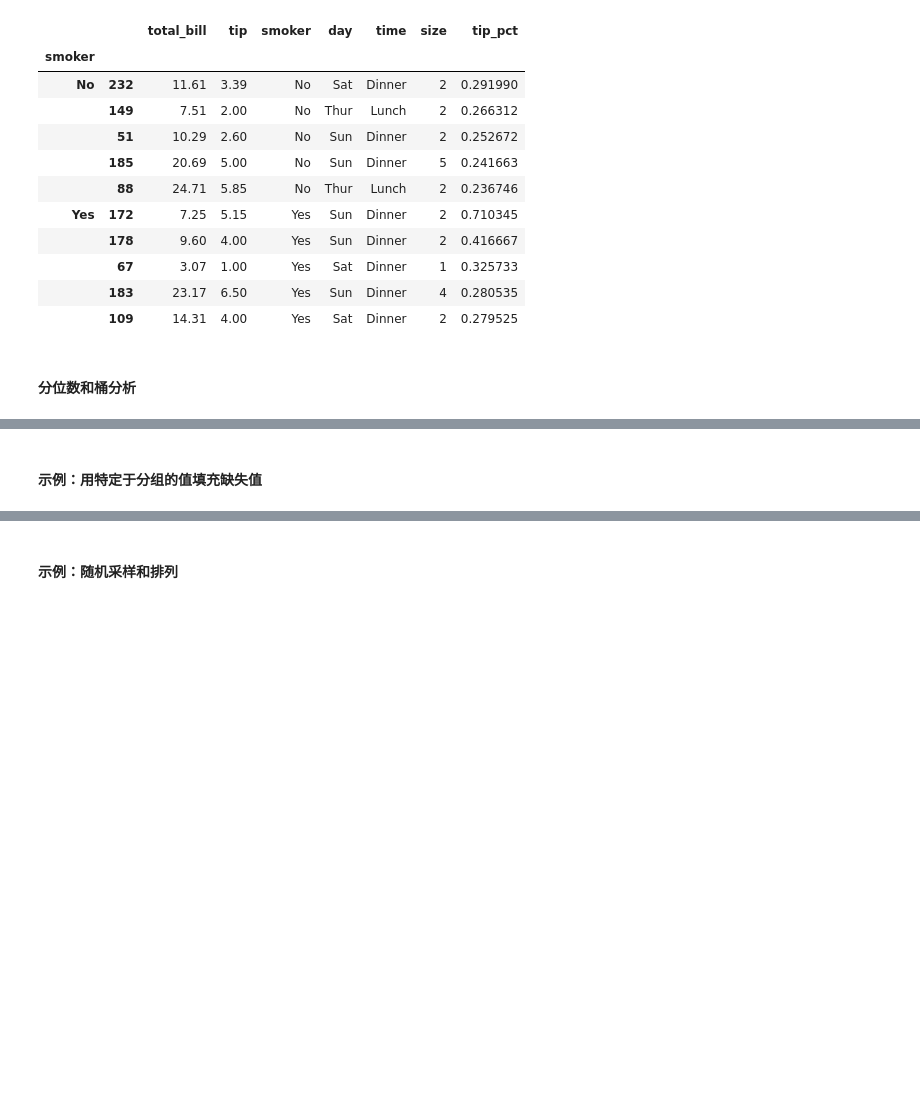
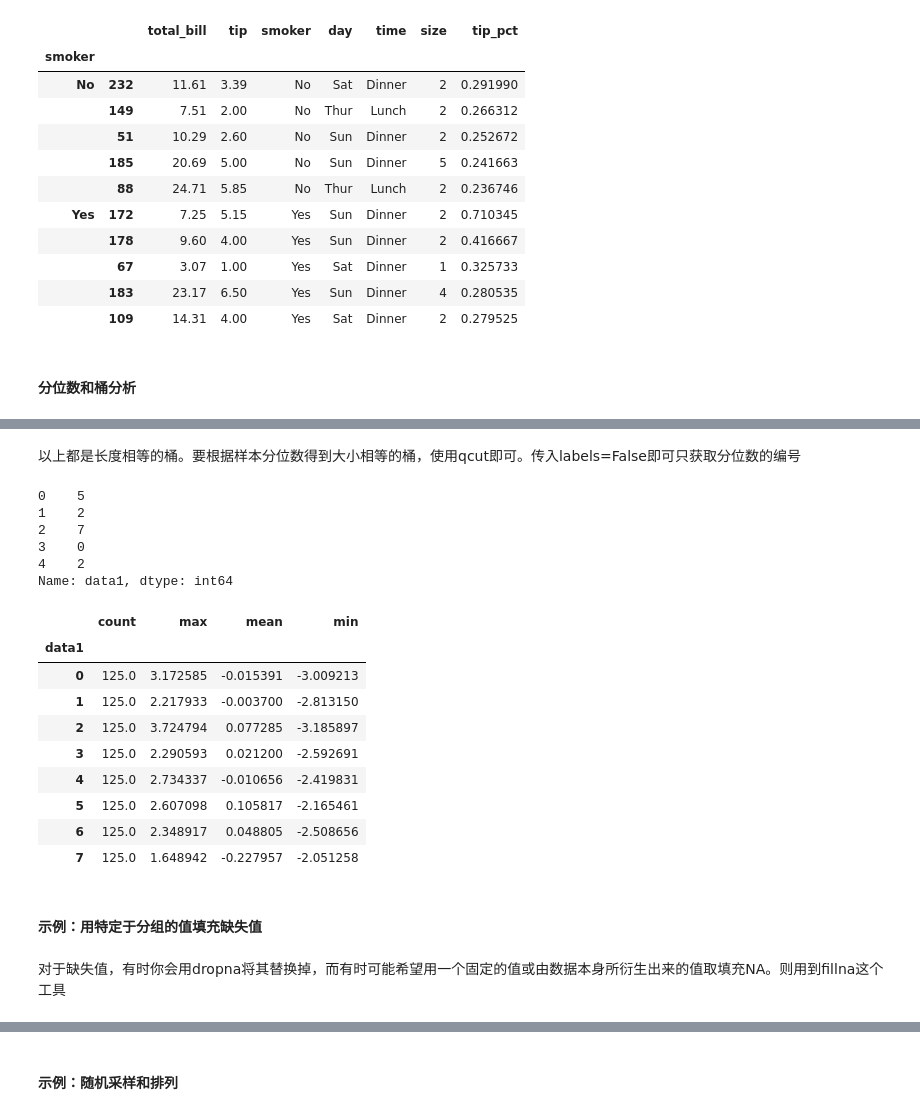
Before and after one commit to 519945722/Date-Analysis-with-python, a Jupyter notebook: 10_数据聚合与分组运算/groupby分组和数据聚合.ipynb, the cells around one changed output, grey strips where cells are left out. Drawn from its saved outputs; the diff is of its cells as text; code cells hidden in the pictures; blank space fills up the shorter version.

```diff
--- a/10_数据聚合与分组运算/groupby分组和数据聚合.ipynb
+++ b/10_数据聚合与分组运算/groupby分组和数据聚合.ipynb
@@ -808,0 +811,3 @@ tips.groupby('smoker').apply(top)  # 未禁用效果
+# %%
+# 以下面简单的随机数据集为例，利用cut将其装入长度相等的桶（bucket）中
+frame = pd.DataFrame({'data1': np.random.randn(1000), 'data2': np.random.randn(1000)})
@@ -808,0 +843,5 @@ tips.groupby('smoker').apply(top)  # 未禁用效果
+# %%
+# 对data2列做一些统计计算
+def get_stats(group):
+    return {'min': group.min(), 'max': group.max(), 'count': group.count(),
+           'mean': group.mean()}
@@ -809,2 +859,33 @@ tips.groupby('smoker').apply(top)  # 未禁用效果
+# %% [markdown]
+以上都是长度相等的桶。要根据样本分位数得到大小相等的桶，使用qcut即可。传入labels=False即可只获取分位数的编号
+# %%
+# 返回八分位数,且只显示分位数编号
+grouping = pd.qcut(frame.data1, 8, labels=False)
+# %%
+grouping.head()
+# %% [output]
+0    5
+1    2
+2    7
+3    0
+4    2
+Name: data1, dtype: int64
+# %%
+grouped = frame.data2.groupby(grouping)
+# %%
+grouped.apply(get_stats).unstack()
+# %% [output]
+|  | count | max | mean | min |
+| data1 |  |  |  |  |
+| 0 | 125.0 | 3.172585 | -0.015391 | -3.009213 |
+| 1 | 125.0 | 2.217933 | -0.003700 | -2.813150 |
+| 2 | 125.0 | 3.724794 | 0.077285 | -3.185897 |
+| 3 | 125.0 | 2.290593 | 0.021200 | -2.592691 |
+| 4 | 125.0 | 2.734337 | -0.010656 | -2.419831 |
+| 5 | 125.0 | 2.607098 | 0.105817 | -2.165461 |
+| 6 | 125.0 | 2.348917 | 0.048805 | -2.508656 |
+| 7 | 125.0 | 1.648942 | -0.227957 | -2.051258 |
 # %% [markdown]
 #### 示例：用特定于分组的值填充缺失值
+# %% [markdown]
+对于缺失值，有时你会用dropna将其替换掉，而有时可能希望用一个固定的值或由数据本身所衍生出来的值取填充NA。则用到fillna这个工具
```
Also changed, not shown: parts of 69 cells of this notebook.
